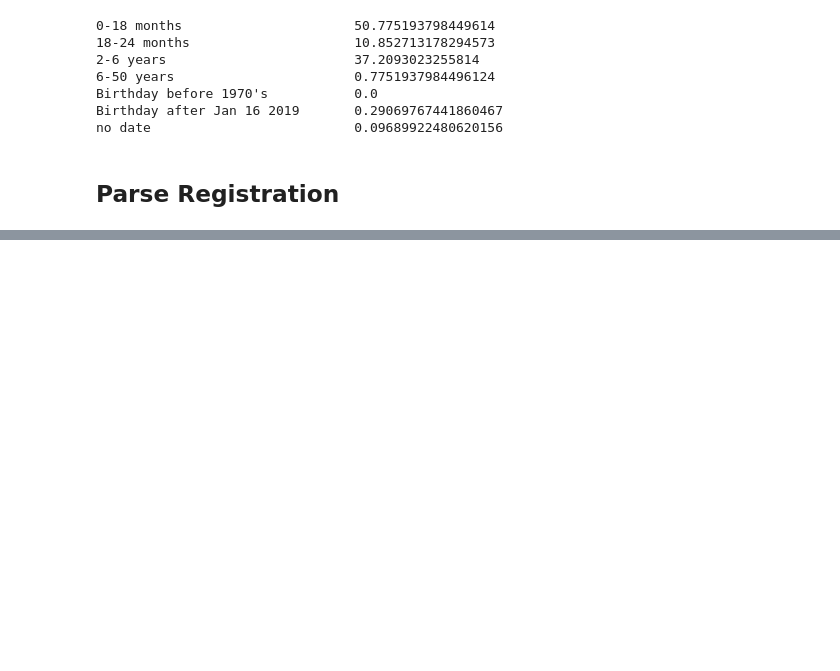
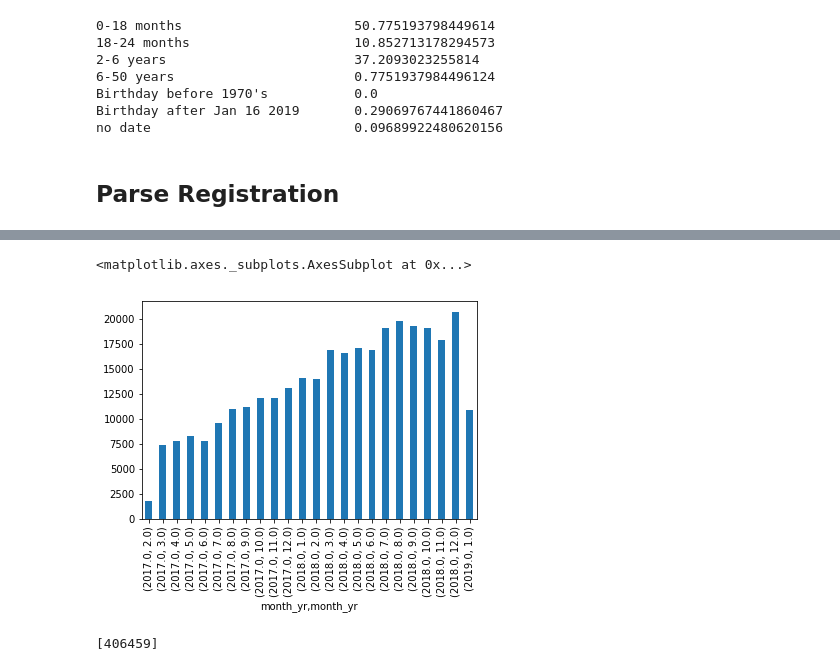
Before and after one commit to baileymichele/Owlet-code, a Jupyter notebook: Parse M_F DOB.ipynb, the cells around one changed output, grey strips where cells are left out. Cells and saved outputs as stored; diff of their text form; code cells hidden in the pictures; blank space fills up the shorter version.

```diff
--- a/Parse M_F DOB.ipynb
+++ b/Parse M_F DOB.ipynb
@@ -315,0 +383,28 @@ df_reg.head(2)
+# %%
+df_reg.groupby([df_reg.month_yr.dt.year, df_reg.month_yr.dt.month]).dsn.count().plot(kind="bar")
+# %% [output]
+<matplotlib.axes._subplots.AxesSubplot at 0x...>
+[figure, added]
+# %%
+# Clean registration (get rid of registrations within days of each other)
+
+# for each dsn/alya_id combo: find registration just before gap (only keep those)
+# Each dsn: get set of ayla_uuid & loop through, for each
+# Try saving each of these in a df
+
+# pass in df for a given dsn and ayla uuid, size of gap 9 months 270 days
+def find_gaps_from_df(df_all, size_of_gap):
+    '''Find the date just before a gap in data of the size given'''
+    # fillna(size_of_gap) includes the very last day of use as a day before a gap
+    gaps = df_all.month_yr.diff(-1).fillna(size_of_gap).abs().ge(size_of_gap)
+    day_before = df_all[gaps]
+    return list(day_before.index)
+
+gaps_dsn = 'AC000W001123149'
+gaps_ayla = 'fec684b0-24ac-11e7-bac1-0e9382159dc5'
+gap_size = size_of_gap=pd.Timedelta(270, 'D')
+gap_df = df_reg.loc[(df_reg.dsn == gaps_dsn) & (df_reg.ayla_uuid == gaps_ayla)].sort_values(by="registered_at")
+
+find_gaps_from_df(gap_df, gap_size) # indices of registrations to consider
+# %% [output]
+[406459]
```
Also changed, not shown: parts of 66 cells of this notebook, 4 other files.
